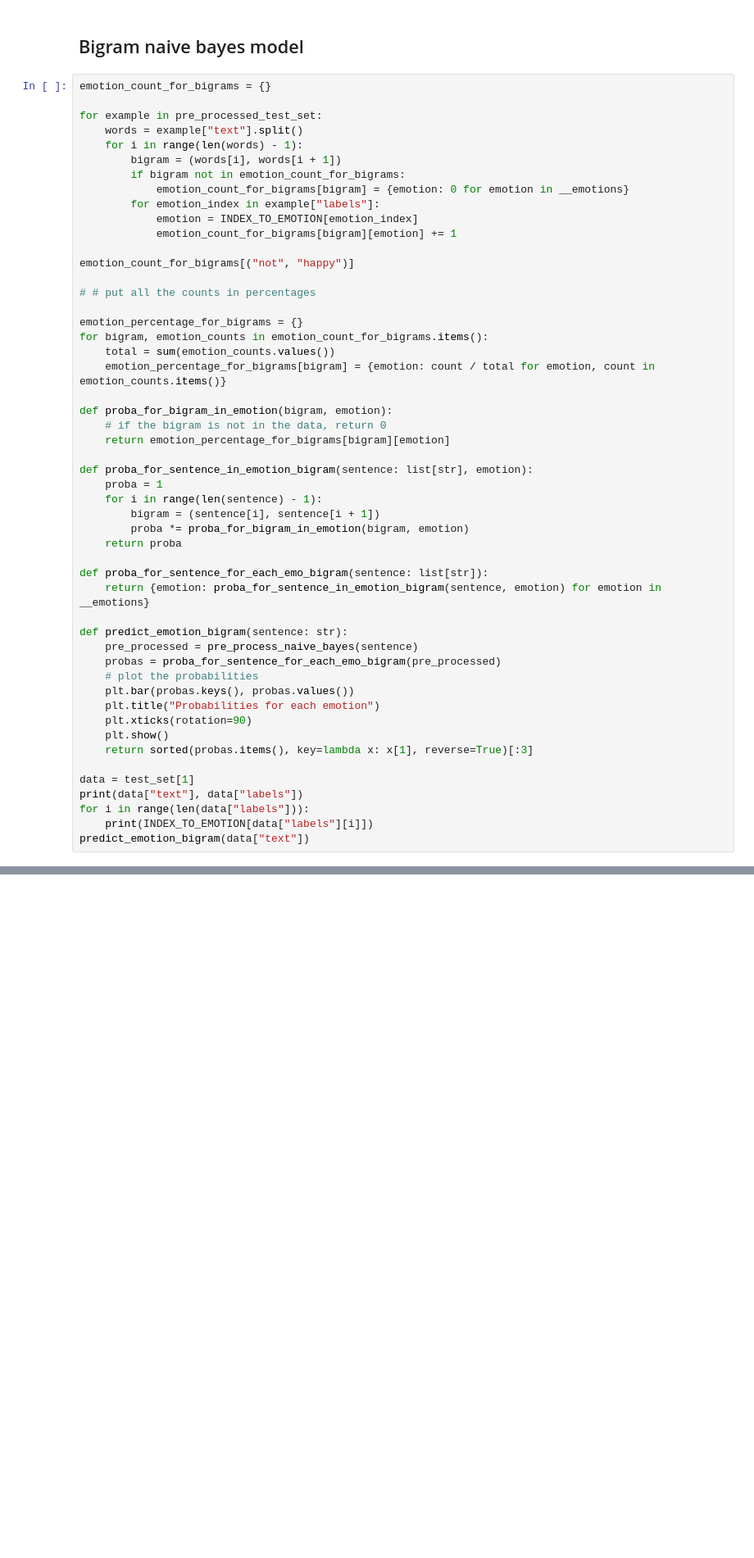
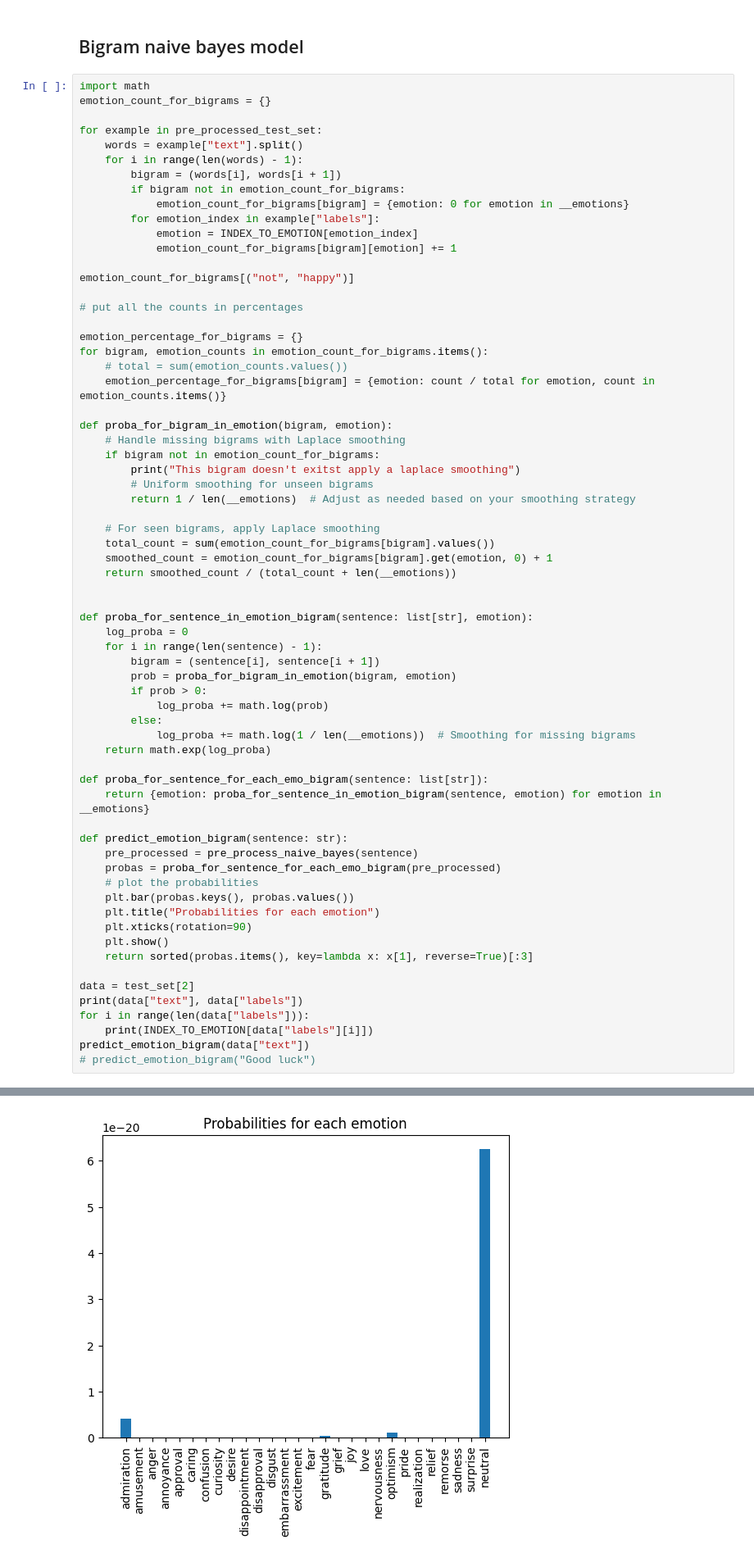
Before and after one commit to thomasjuin1/EmotionClassification, a Jupyter notebook: naives_bayes.ipynb, the cells around one changed output, grey strips where cells are left out. Shown at 82% size. Drawn from its saved outputs; the diff is of its cells as text; blank space fills up the shorter version.

Commit message:
feat(naives_bayes.ipynb): add laplace smoothing and log prob

```diff
--- a/naives_bayes.ipynb
+++ b/naives_bayes.ipynb
@@ -215,6 +212,7 @@ predict_emotion("horrible")
 # %% [markdown]
 ## Bigram naive bayes model
 # %%
+import math
 emotion_count_for_bigrams = {}
 
 for example in pre_processed_test_set:
@@ -229,23 +227,36 @@ for example in pre_processed_test_set:
 
 emotion_count_for_bigrams[("not", "happy")]
 
-# # put all the counts in percentages
+# put all the counts in percentages
 
 emotion_percentage_for_bigrams = {}
 for bigram, emotion_counts in emotion_count_for_bigrams.items():
-    total = sum(emotion_counts.values())
+    # total = sum(emotion_counts.values())
     emotion_percentage_for_bigrams[bigram] = {emotion: count / total for emotion, count in emotion_counts.items()}
 
 def proba_for_bigram_in_emotion(bigram, emotion):
-    # if the bigram is not in the data, return 0
-    return emotion_percentage_for_bigrams[bigram][emotion]
+    # Handle missing bigrams with Laplace smoothing
+    if bigram not in emotion_count_for_bigrams:
+        print("This bigram doesn't exitst apply a laplace smoothing")
+        # Uniform smoothing for unseen bigrams
+        return 1 / len(__emotions)  # Adjust as needed based on your smoothing strategy
+
+    # For seen bigrams, apply Laplace smoothing
+    total_count = sum(emotion_count_for_bigrams[bigram].values())
+    smoothed_count = emotion_count_for_bigrams[bigram].get(emotion, 0) + 1
+    return smoothed_count / (total_count + len(__emotions))
+
 
 def proba_for_sentence_in_emotion_bigram(sentence: list[str], emotion):
-    proba = 1
+    log_proba = 0
     for i in range(len(sentence) - 1):
         bigram = (sentence[i], sentence[i + 1])
-        proba *= proba_for_bigram_in_emotion(bigram, emotion)
-    return proba
+        prob = proba_for_bigram_in_emotion(bigram, emotion)
+        if prob > 0:
+            log_proba += math.log(prob)
+        else:
+            log_proba += math.log(1 / len(__emotions))  # Smoothing for missing bigrams
+    return math.exp(log_proba)
 
 def proba_for_sentence_for_each_emo_bigram(sentence: list[str]):
     return {emotion: proba_for_sentence_in_emotion_bigram(sentence, emotion) for emotion in __emotions}
@@ -260,9 +271,10 @@ def predict_emotion_bigram(sentence: str):
     plt.show()
     return sorted(probas.items(), key=lambda x: x[1], reverse=True)[:3]
 
-data = test_set[1]
+data = test_set[2]
 print(data["text"], data["labels"])
 for i in range(len(data["labels"])):
     print(INDEX_TO_EMOTION[data["labels"][i]])
 predict_emotion_bigram(data["text"])
+# predict_emotion_bigram("Good luck")
 # %% [output]
@@ -270,0 +283 @@ gratitude
+[figure, added]
```
Also changed, not shown: parts of 3 cells of this notebook.
